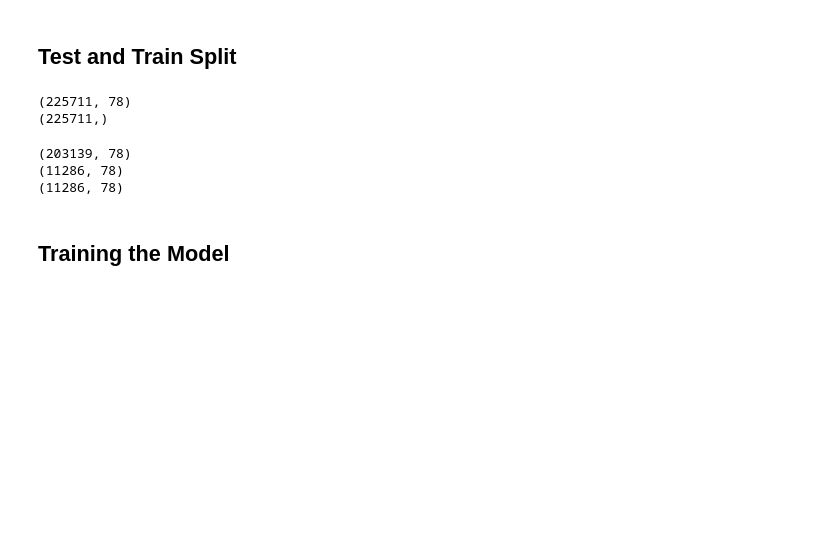
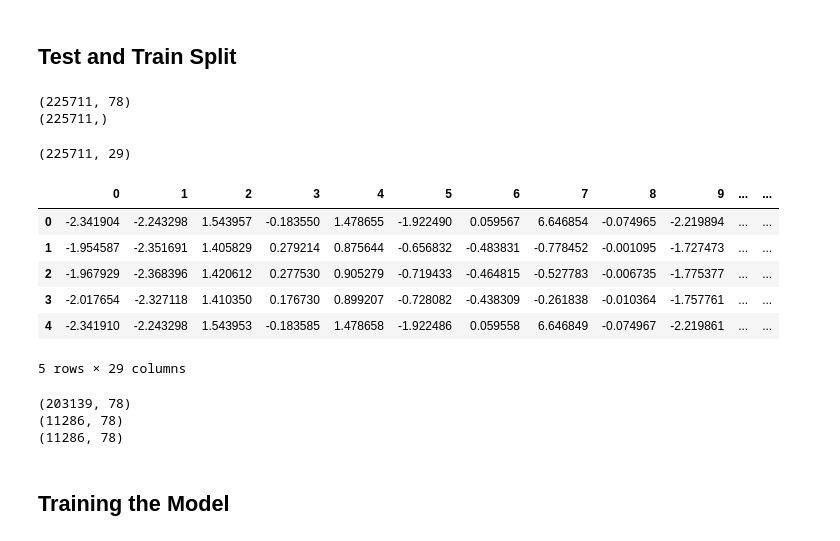
Before and after one commit to ahmed-arifgala/DDoS_Mitigation, a Jupyter notebook: DDoS_Mitigation.ipynb, the cells around one changed output. Cells and saved outputs as stored; diff of their text form; code cells hidden in the pictures; blank space fills up the shorter version.

```diff
--- a/DDoS_Mitigation.ipynb
+++ b/DDoS_Mitigation.ipynb
@@ -143,12 +143,14 @@ from sklearn.model_selection import train_test_split
 from sklearn.preprocessing import StandardScaler
 from sklearn.decomposition import PCA
 # %%
-# scaler = StandardScaler()
-# X_s = scaler.fit_transform(X)
+scaler = StandardScaler()
+X_s = scaler.fit_transform(X)
 # %%
-# pca = PCA(n_components=0.9999)  # Keep components that explain 95% of variance
-# X_pca = pca.fit_transform(X)
+pca = PCA(n_components=0.99)  # Keep components that explain 95% of variance
+X_pca = pca.fit_transform(X_s)
 # %%
-# print(X_pca.shape)
+print(X_pca.shape)
+# %% [output]
+(225711, 29)
 # %%
-# df_pca = pd.DataFrame(X_pca)
+df_pca = pd.DataFrame(X_pca)
@@ -159,0 +157,10 @@ from sklearn.decomposition import PCA
+# %%
+df_pca.head()
+# %% [output]
+|  | 0 | 1 | 2 | 3 | 4 | 5 | 6 | 7 | 8 | 9 | ... | ... |
+| 0 | -2.341904 | -2.243298 | 1.543957 | -0.183550 | 1.478655 | -1.922490 | 0.059567 | 6.646854 | -0.074965 | -2.219894 | ... | ... |
+| 1 | -1.954587 | -2.351691 | 1.405829 | 0.279214 | 0.875644 | -0.656832 | -0.483831 | -0.778452 | -0.001095 | -1.727473 | ... | ... |
+| 2 | -1.967929 | -2.368396 | 1.420612 | 0.277530 | 0.905279 | -0.719433 | -0.464815 | -0.527783 | -0.006735 | -1.775377 | ... | ... |
+| 3 | -2.017654 | -2.327118 | 1.410350 | 0.176730 | 0.899207 | -0.728082 | -0.438309 | -0.261838 | -0.010364 | -1.757761 | ... | ... |
+| 4 | -2.341910 | -2.243298 | 1.543953 | -0.183585 | 1.478658 | -1.922486 | 0.059558 | 6.646849 | -0.074967 | -2.219861 | ... | ... |
+5 rows × 29 columns
```
Also changed, not shown: parts of 8 cells of this notebook.
